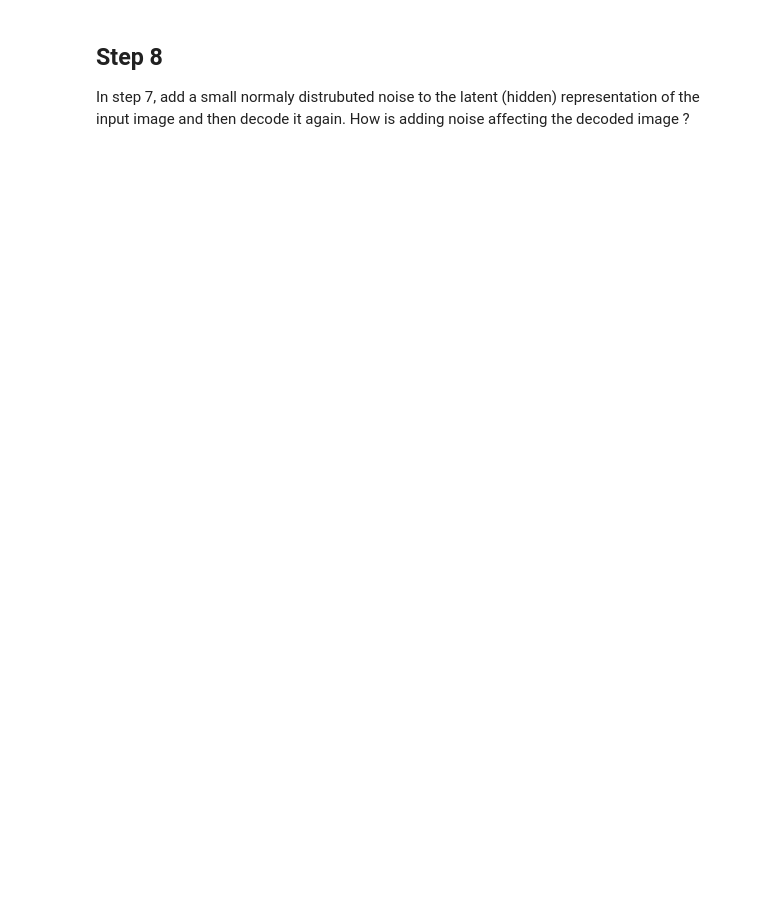
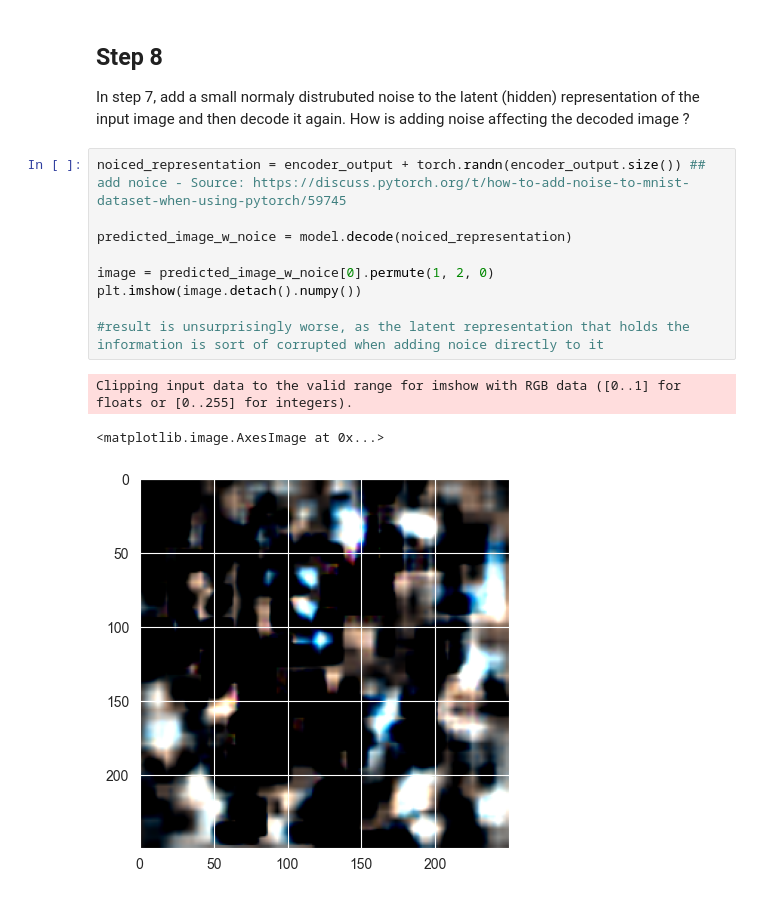
Before and after one commit to rasmusvedel/550-pattern_recognition, a Jupyter notebook: HW3/HW3.ipynb, the cells around one changed output. Saved outputs shown, nothing was run; the diff lists cells and outputs as text; blank space fills up the shorter version.

```diff
--- a/HW3/HW3.ipynb
+++ b/HW3/HW3.ipynb
@@ -164,3 +181,16 @@ plt.imshow(random_image[0].permute(1, 2, 0))
 ##  Step 8
 
 In step 7, add a small normaly distrubuted noise to the latent (hidden) representation of the input image and then decode it again. How is adding noise affecting the decoded image ?
+# %%
+noiced_representation = encoder_output + torch.randn(encoder_output.size()) ## add noice - Source: https://discuss.pytorch.org/t/how-to-add-noise-to-mnist-dataset-when-using-pytorch/59745
+
+predicted_image_w_noice = model.decode(noiced_representation)
+
+image = predicted_image_w_noice[0].permute(1, 2, 0)
+plt.imshow(image.detach().numpy())
+
+#result is unsurprisingly worse, as the latent representation that holds the information is sort of corrupted when adding noice directly to it
+# %% [output]
+Clipping input data to the valid range for imshow with RGB data ([0..1] for floats or [0..255] for integers).
+<matplotlib.image.AxesImage at 0x...>
+[figure, added]
```
Also changed, not shown: parts of 6 cells of this notebook.
